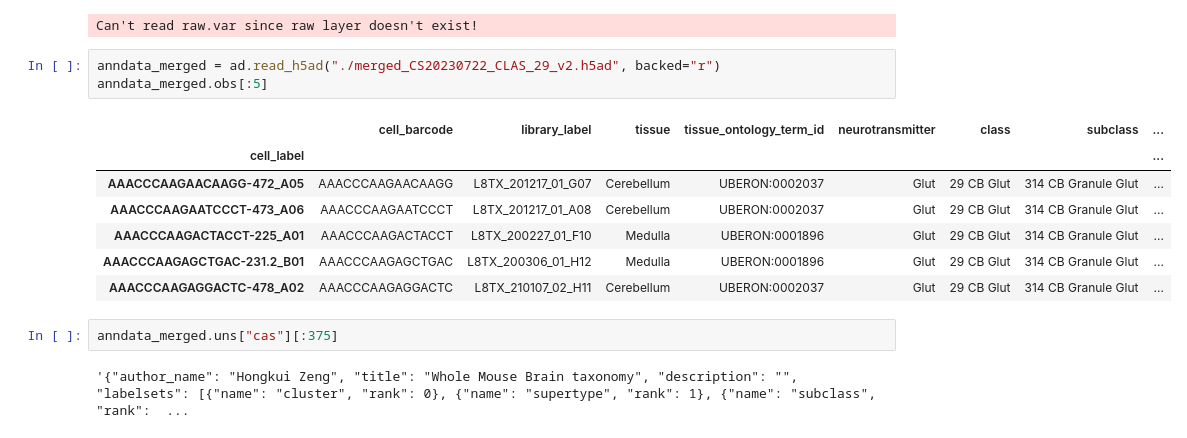
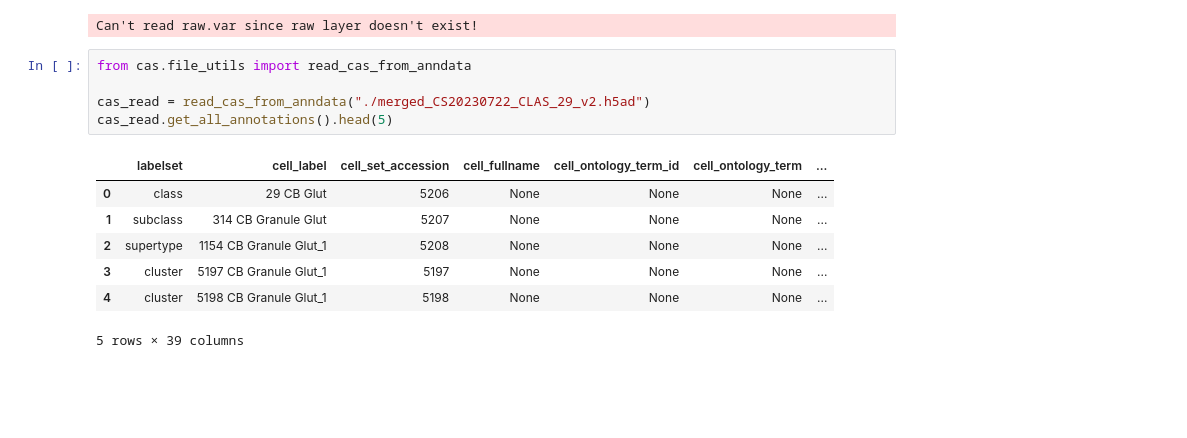
Before and after one commit to cellannotation/cas-tools, a Jupyter notebook: notebooks/allen_spreadsheet_to_cas.ipynb, the cells around one changed output. Cells and saved outputs as stored; diff of their text form; blank space fills up the shorter version.

```diff
--- a/notebooks/allen_spreadsheet_to_cas.ipynb
+++ b/notebooks/allen_spreadsheet_to_cas.ipynb
@@ -187,17 +187,15 @@ merge_cas_object(cas, "./merged_CS20230722_CLAS_29.h5ad", True, "./merged_CS2023
 # %% [output]
 Can't read raw.var since raw layer doesn't exist!
 # %%
-anndata_merged = ad.read_h5ad("./merged_CS20230722_CLAS_29_v2.h5ad", backed="r")
-anndata_merged.obs[:5]
+from cas.file_utils import read_cas_from_anndata
+
+cas_read = read_cas_from_anndata("./merged_CS20230722_CLAS_29_v2.h5ad")
+cas_read.get_all_annotations().head(5)
 # %% [output]
-|  | cell_barcode | library_label | tissue | tissue_ontology_term_id | neurotransmitter | class | subclass | ... |
-| cell_label |  |  |  |  |  |  |  | ... |
-| AAACCCAAGAACAAGG-472_A05 | AAACCCAAGAACAAGG | L8TX_201217_01_G07 | Cerebellum | UBERON:0002037 | Glut | 29 CB Glut | 314 CB Granule Glut | ... |
-| AAACCCAAGAATCCCT-473_A06 | AAACCCAAGAATCCCT | L8TX_201217_01_A08 | Cerebellum | UBERON:0002037 | Glut | 29 CB Glut | 314 CB Granule Glut | ... |
-| AAACCCAAGACTACCT-225_A01 | AAACCCAAGACTACCT | L8TX_200227_01_F10 | Medulla | UBERON:0001896 | Glut | 29 CB Glut | 314 CB Granule Glut | ... |
-| AAACCCAAGAGCTGAC-231.2_B01 | AAACCCAAGAGCTGAC | L8TX_200306_01_H12 | Medulla | UBERON:0001896 | Glut | 29 CB Glut | 314 CB Granule Glut | ... |
-| AAACCCAAGAGGACTC-478_A02 | AAACCCAAGAGGACTC | L8TX_210107_02_H11 | Cerebellum | UBERON:0002037 | Glut | 29 CB Glut | 314 CB Granule Glut | ... |
+|  | labelset | cell_label | cell_set_accession | cell_fullname | cell_ontology_term_id | cell_ontology_term | ... |
+| 0 | class | 29 CB Glut | 5206 | None | None | None | ... |
+| 1 | subclass | 314 CB Granule Glut | 5207 | None | None | None | ... |
+| 2 | supertype | 1154 CB Granule Glut_1 | 5208 | None | None | None | ... |
+| 3 | cluster | 5197 CB Granule Glut_1 | 5197 | None | None | None | ... |
+| 4 | cluster | 5198 CB Granule Glut_1 | 5198 | None | None | None | ... |
+5 rows × 39 columns
-# %%
-anndata_merged.uns["cas"][:375]
-# %% [output]
-'{"author_name": "Hongkui Zeng", "title": "Whole Mouse Brain taxonomy", "description": "", "labelsets": [{"name": "cluster", "rank": 0}, {"name": "supertype", "rank": 1}, {"name": "subclass", "rank":  ...
```
